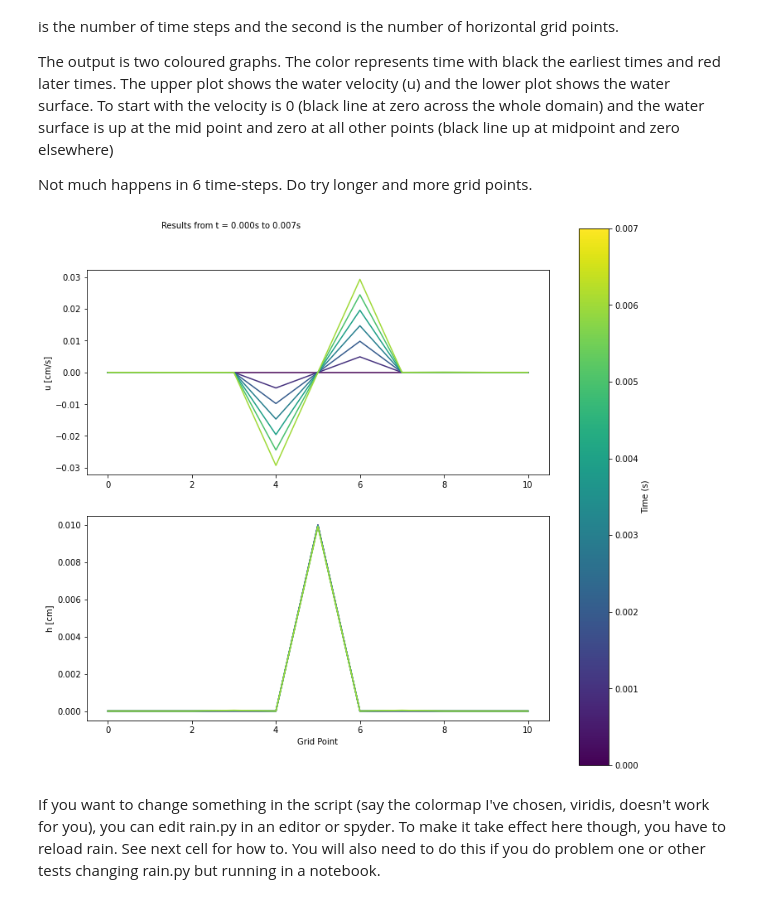
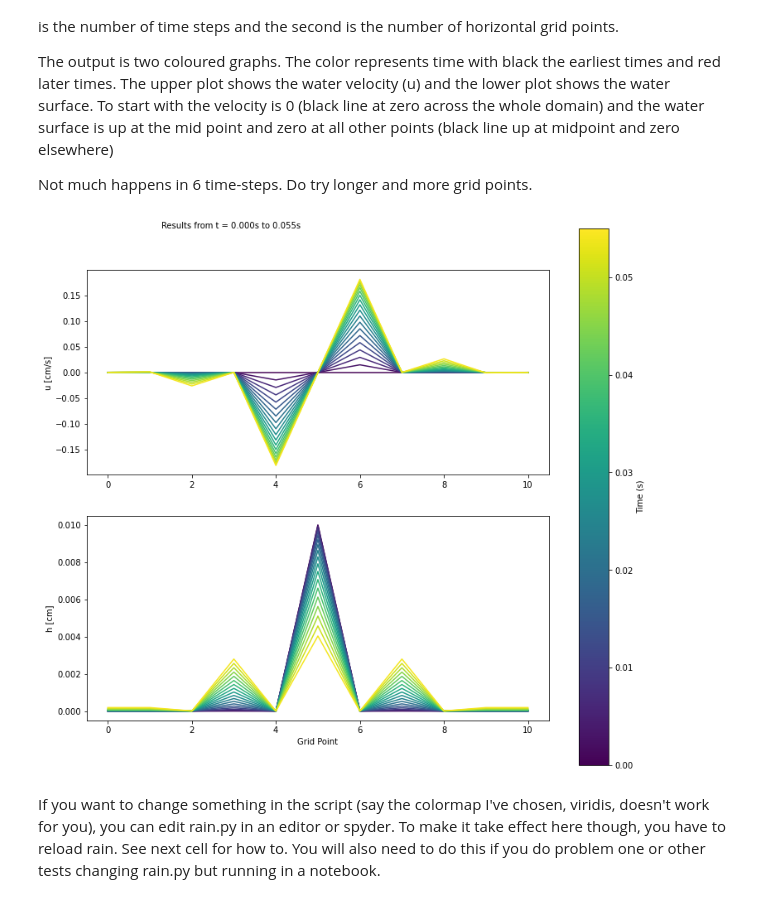
Before and after one commit to CaraBGJames/numeric_2022, a Jupyter notebook: notebooks/lab7/sean-lab7.ipynb, the cells around one changed output. Cells and saved outputs as stored; diff of their text form; code cells hidden in the pictures.

```diff
--- a/notebooks/lab7/sean-lab7.ipynb
+++ b/notebooks/lab7/sean-lab7.ipynb
@@ -384,9 +384,9 @@ line up at midpoint and zero elsewhere)
 
 Not much happens in 6 time-steps.  Do try longer and more grid points.
 # %%
-rain.rain([7, 11])
+rain.rain([55, 11])
 # %% [output]
-[figure, old version]
+[figure, new version]
 # %% [markdown]
 If you want to change something in the script (say the colormap I've chosen, viridis, doesn't work for you), you can edit rain.py in an editor or spyder.  To make it take effect here though, you have to reload rain.  See next cell for how to.  You will also need to do this if you do problem one or other tests changing rain.py but running in a notebook.
 # %%
```
Also changed, not shown: parts of 1 cell of this notebook, 4 other files.
